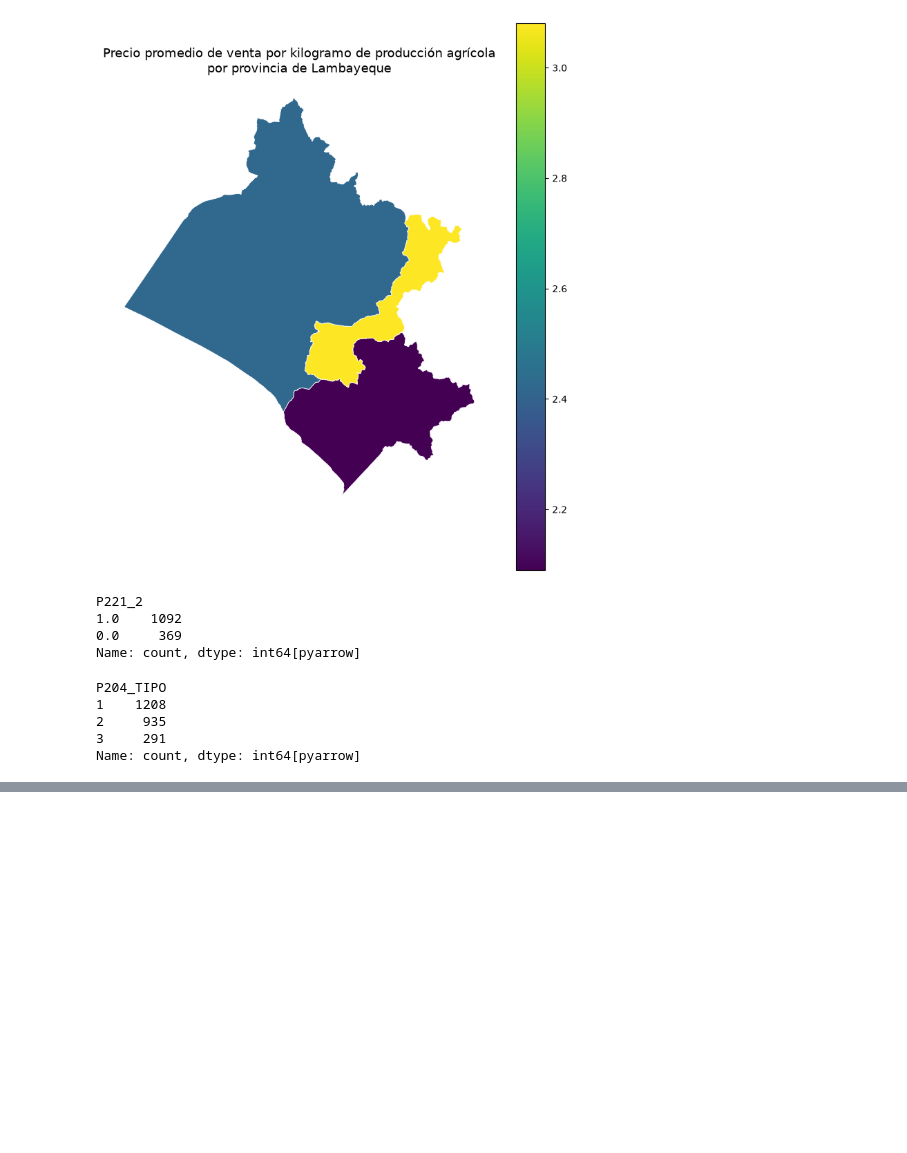
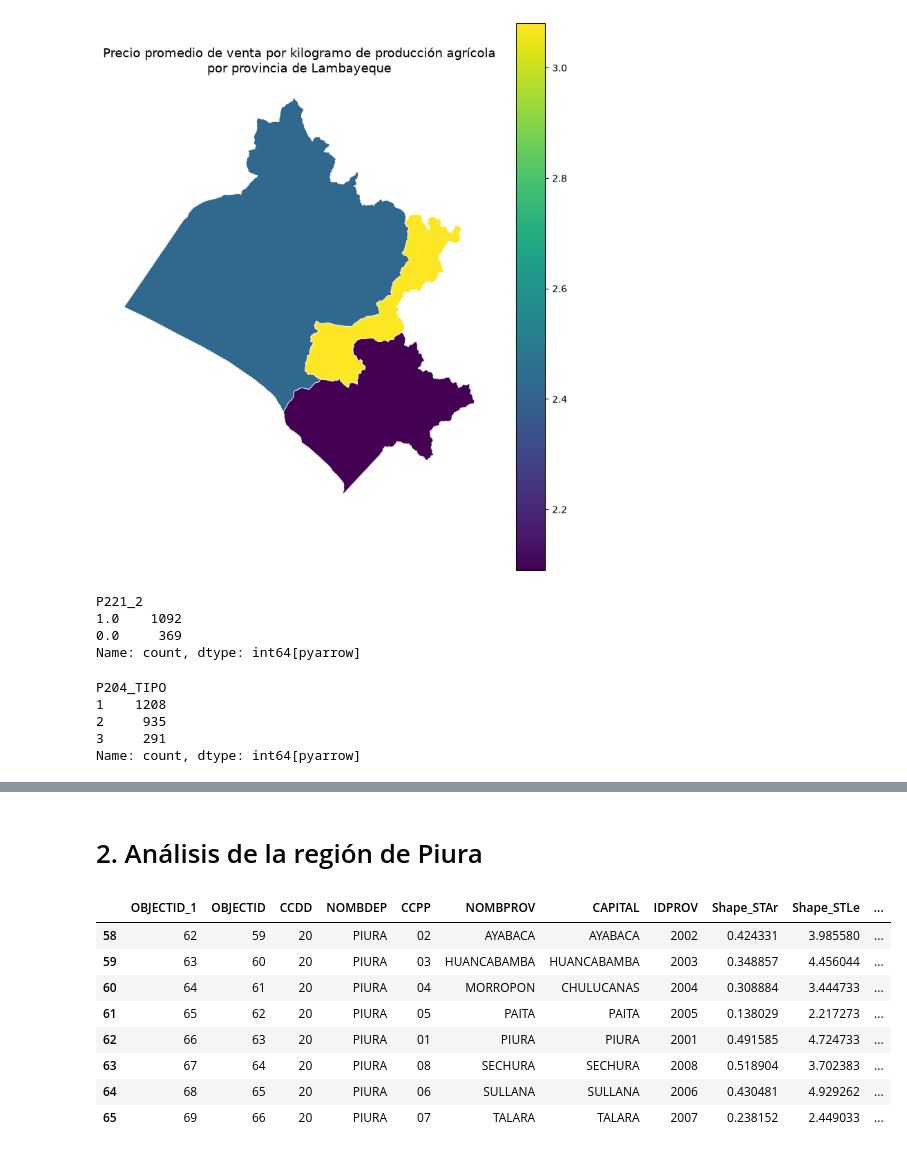
Before and after one commit to matiasrg/Proyecto-PCDA, a Jupyter notebook: scripts/02_CAP200AB.ipynb, the cells around one changed output, grey strips where cells are left out. Saved outputs shown, nothing was run; the diff lists cells and outputs as text; code cells hidden in the pictures; blank space fills up the shorter version.

```diff
--- a/scripts/02_CAP200AB.ipynb
+++ b/scripts/02_CAP200AB.ipynb
@@ -421,0 +472,18 @@ resumen_tipo_cultivo_lam.head()
+# %% [markdown]
+# 2. Análisis de la región de Piura
+# %%
+provincias = provincias_peru.copy()
+provinvias_piu = provincias_peru[
+    provincias_peru["NOMBDEP"].str.upper().eq("PIURA")
+]
+provinvias_piu.head(8)
+# %% [output]
+|  | OBJECTID_1 | OBJECTID | CCDD | NOMBDEP | CCPP | NOMBPROV | CAPITAL | IDPROV | Shape_STAr | Shape_STLe | ... |
+| 58 | 62 | 59 | 20 | PIURA | 02 | AYABACA | AYABACA | 2002 | 0.424331 | 3.985580 | ... |
+| 59 | 63 | 60 | 20 | PIURA | 03 | HUANCABAMBA | HUANCABAMBA | 2003 | 0.348857 | 4.456044 | ... |
+| 60 | 64 | 61 | 20 | PIURA | 04 | MORROPON | CHULUCANAS | 2004 | 0.308884 | 3.444733 | ... |
+| 61 | 65 | 62 | 20 | PIURA | 05 | PAITA | PAITA | 2005 | 0.138029 | 2.217273 | ... |
+| 62 | 66 | 63 | 20 | PIURA | 01 | PIURA | PIURA | 2001 | 0.491585 | 4.724733 | ... |
+| 63 | 67 | 64 | 20 | PIURA | 08 | SECHURA | SECHURA | 2008 | 0.518904 | 3.702383 | ... |
+| 64 | 68 | 65 | 20 | PIURA | 06 | SULLANA | SULLANA | 2006 | 0.430481 | 4.929262 | ... |
+| 65 | 69 | 66 | 20 | PIURA | 07 | TALARA | TALARA | 2007 | 0.238152 | 2.449033 | ... |
```
Also changed, not shown: parts of 13 cells of this notebook, 2 other files.
